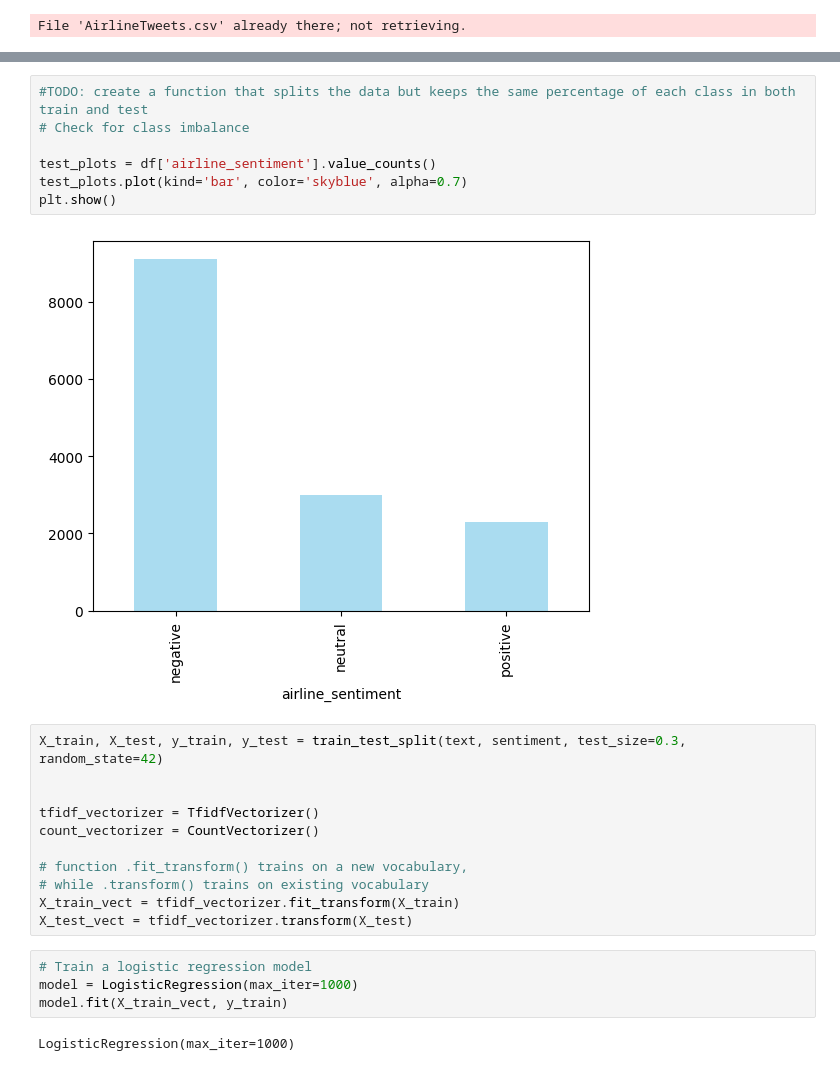
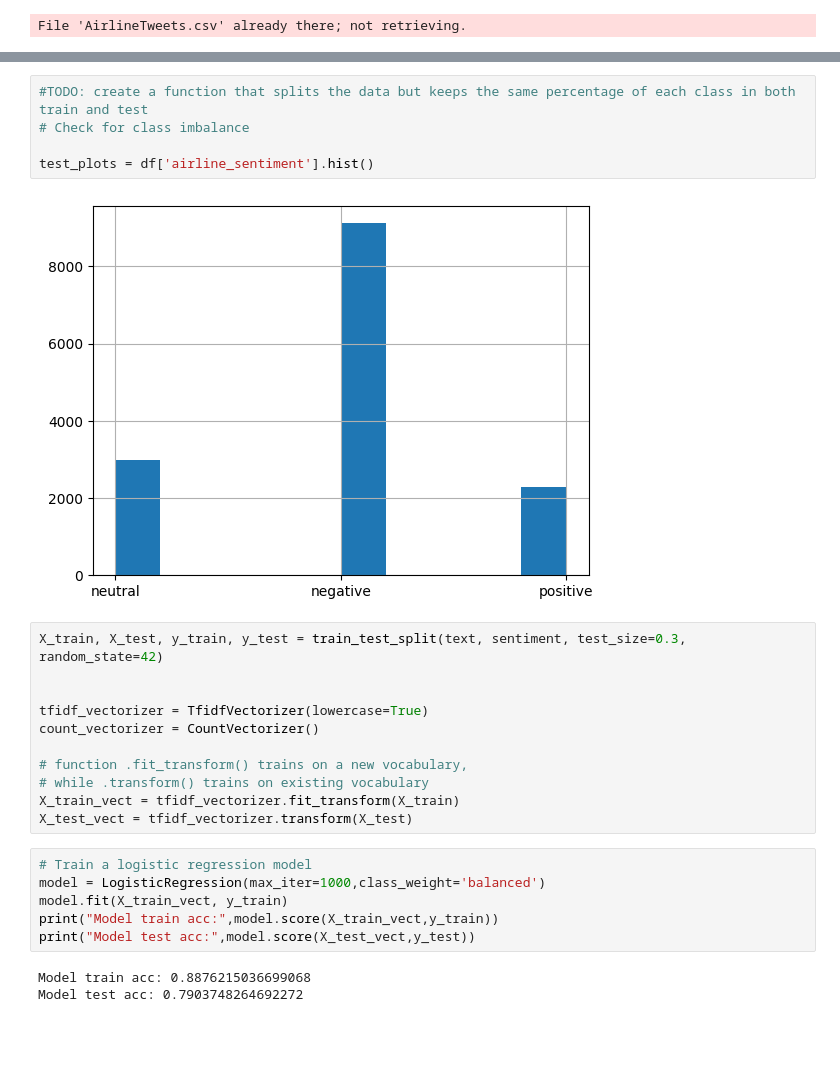
Before and after one commit to MitroulisDimitris/NLP, a Jupyter notebook: Sentiment_Analysis/Sentinemt_Analysis.ipynb, the cells around one changed output, grey strips where cells are left out. Drawn from its saved outputs; the diff is of its cells as text; blank space fills up the shorter version.

```diff
--- a/Sentiment_Analysis/Sentinemt_Analysis.ipynb
+++ b/Sentiment_Analysis/Sentinemt_Analysis.ipynb
@@ -61,17 +71,15 @@ Number of samples: 14404
 # %%
 #TODO: create a function that splits the data but keeps the same percentage of each class in both train and test
 # Check for class imbalance
 
-test_plots = df['airline_sentiment'].value_counts()
-test_plots.plot(kind='bar', color='skyblue', alpha=0.7)
-plt.show()
+test_plots = df['airline_sentiment'].hist()
 # %% [output]
-[figure, old version]
+[figure, new version]
 # %%
 X_train, X_test, y_train, y_test = train_test_split(text, sentiment, test_size=0.3, random_state=42)
 
 
-tfidf_vectorizer = TfidfVectorizer()
+tfidf_vectorizer = TfidfVectorizer(lowercase=True)
 count_vectorizer = CountVectorizer()
 
 # function .fit_transform() trains on a new vocabulary,
@@ -80,10 +88,13 @@ X_train_vect = tfidf_vectorizer.fit_transform(X_train)
 X_test_vect = tfidf_vectorizer.transform(X_test)
 # %%
 # Train a logistic regression model
-model = LogisticRegression(max_iter=1000)
+model = LogisticRegression(max_iter=1000,class_weight='balanced')
 model.fit(X_train_vect, y_train)
+print("Model train acc:",model.score(X_train_vect,y_train))
+print("Model test acc:",model.score(X_test_vect,y_test))
 # %% [output]
-LogisticRegression(max_iter=1000)
+Model train acc: 0.8876215036699068
+Model test acc: 0.7903748264692272
 # %%
 preds = model.predict_proba(X_test_vect)
 probs = ["negative","neuteral","positive"]
```
Also changed, not shown: parts of 16 cells of this notebook.
